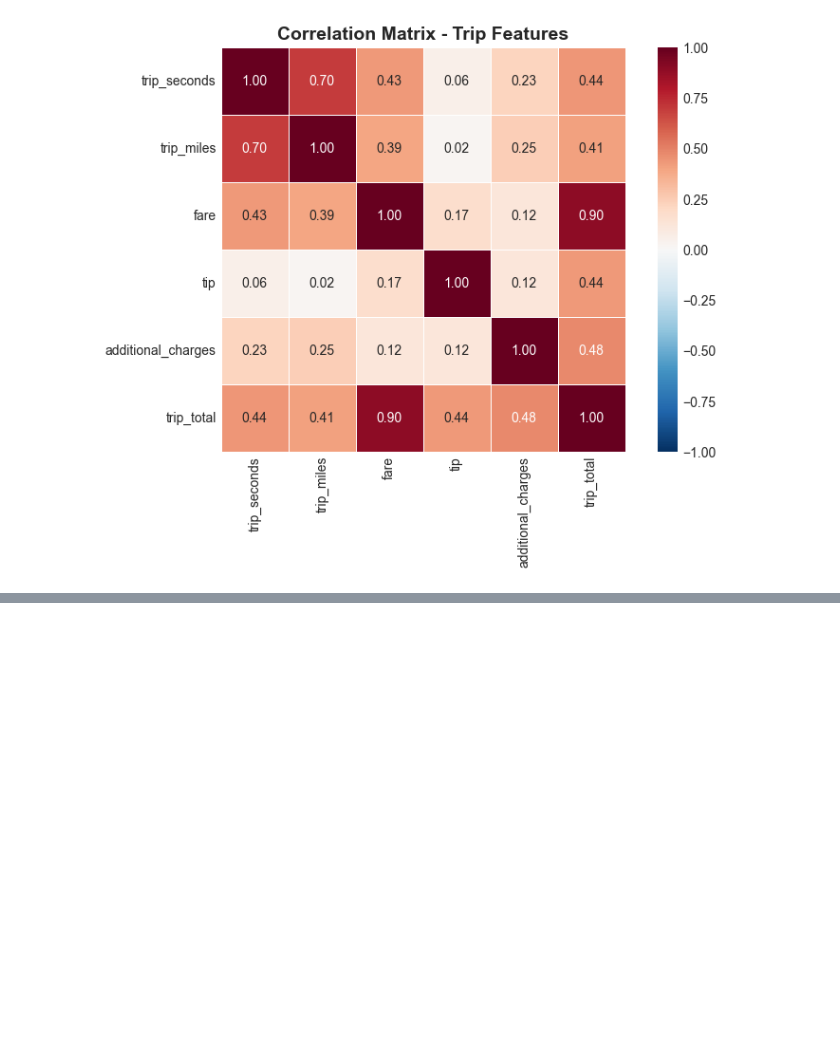
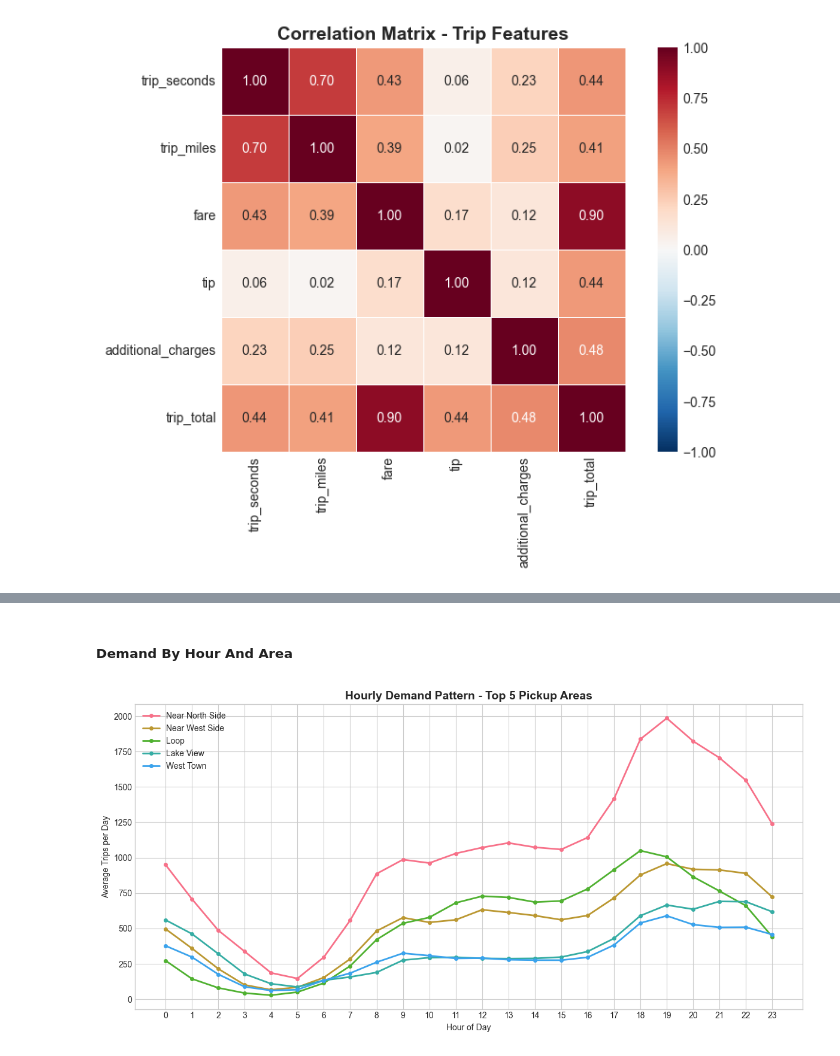
Before and after one commit to Kslaxman/chiride-demand, a Jupyter notebook: notebooks/02eda.ipynb, the cells around one changed output, grey strips where cells are left out. Drawn from its saved outputs; the diff is of its cells as text; code cells hidden in the pictures; blank space fills up the shorter version.

```diff
--- a/notebooks/02eda.ipynb
+++ b/notebooks/02eda.ipynb
@@ -361,0 +440,24 @@ plt.show()
+# %% [markdown]
+##### Demand By Hour And Area
+# %%
+top5_areas = known['pickup_community_area'].value_counts().head(5).index.tolist()
+
+fig, ax = plt.subplots(figsize=(12, 6))
+
+for area in top5_areas:
+    area_data = df[df['pickup_community_area'] == area]
+    n_days = area_data['date'].nunique()
+    hourly = area_data.groupby('hour').size() / n_days
+    name = area_names.get(area, f'Area {area}')
+    ax.plot(hourly.index, hourly.values, marker='o', label=name, linewidth=2, markersize=4)
+
+
+ax.set_title('Hourly Demand Pattern - Top 5 Pickup Areas', fontsize=14, fontweight='bold')
+ax.set_xlabel('Hour of Day')
+ax.set_ylabel('Average Trips per Day')
+ax.set_xticks(range(0, 24))
+ax.legend()
+plt.tight_layout()
+plt.show()
+# %% [output]
+[figure, added]
```
Also changed, not shown: parts of 11 cells of this notebook, 3 other files.
